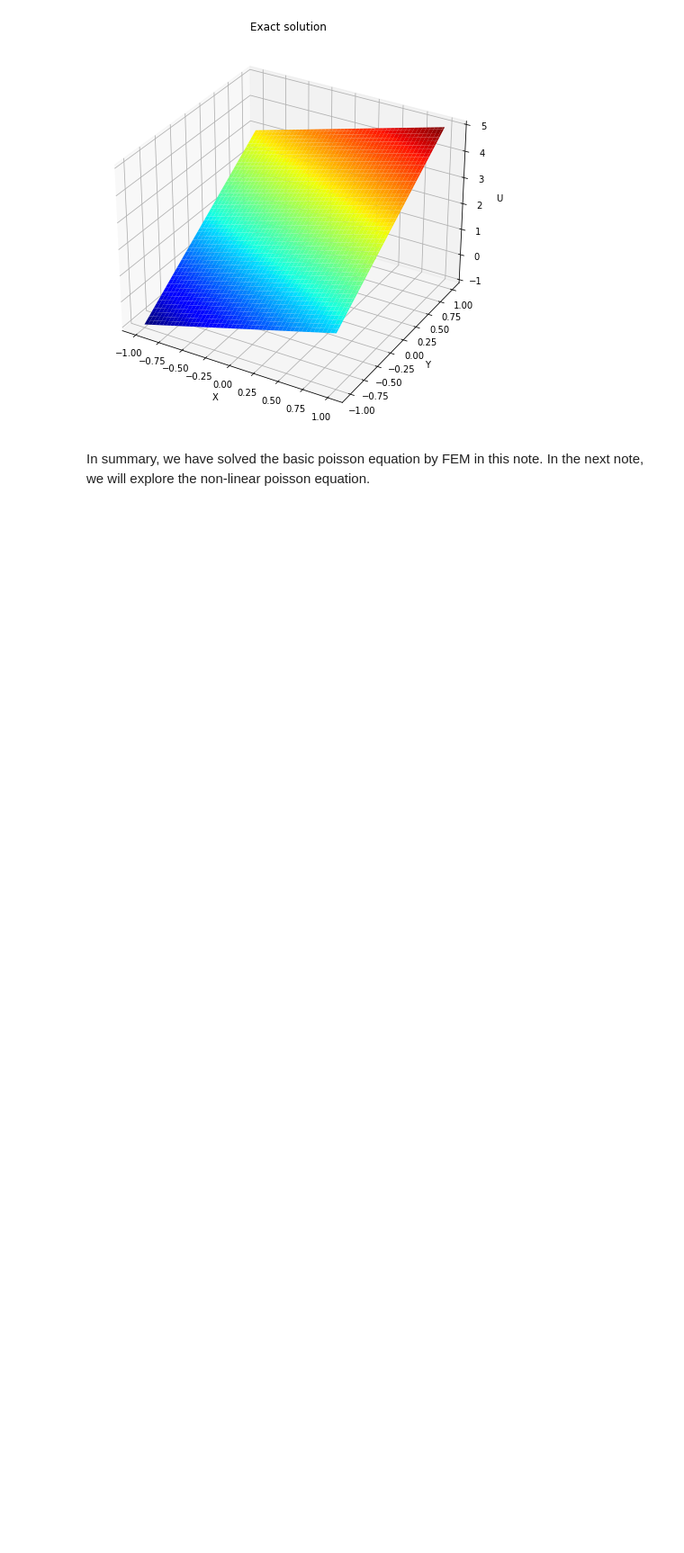
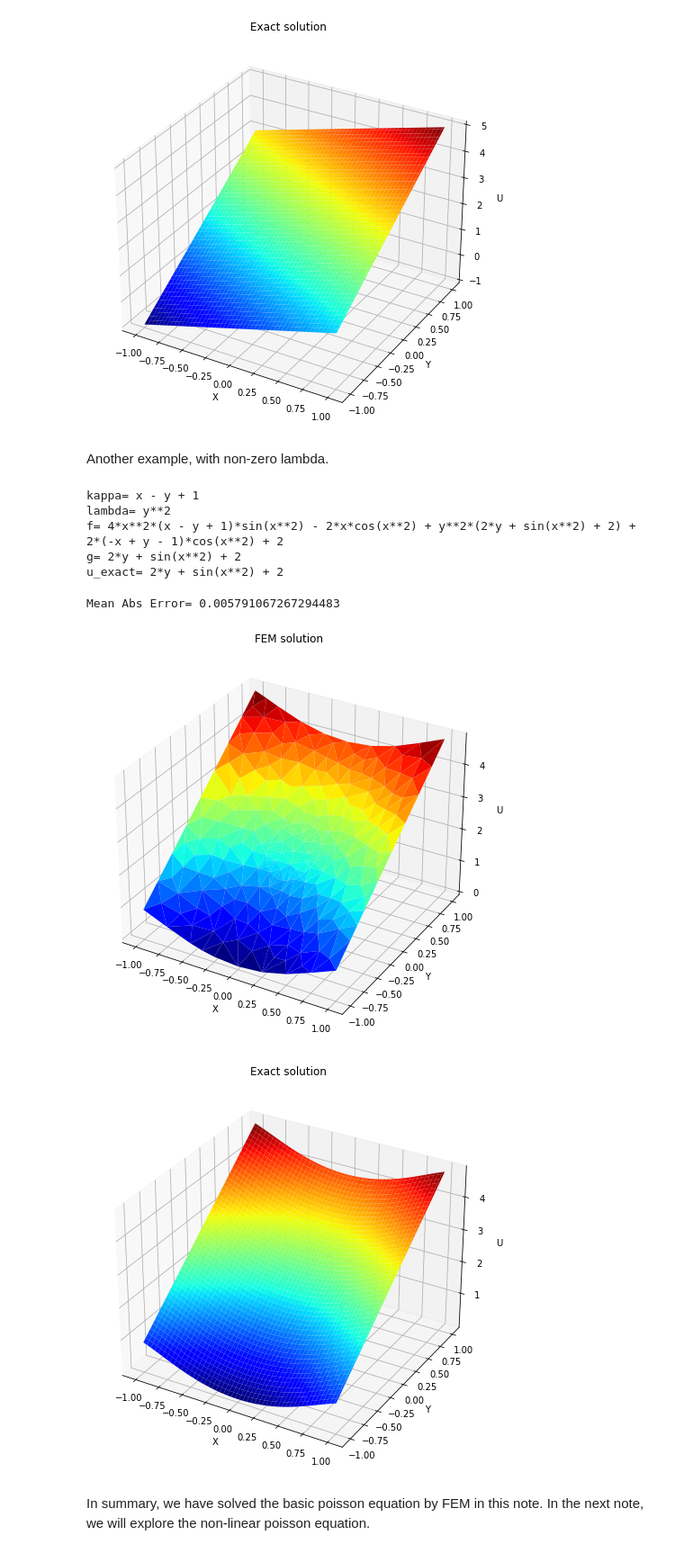
Before and after one commit to FengMingquan-sjtu/NumPDE-Codes, a Jupyter notebook: NumPDE-4/Developing FEM in 2D-Commented.ipynb, the cells around one changed output. Shown at 90% size. Drawn from its saved outputs; the diff is of its cells as text; code cells hidden in the pictures; blank space fills up the shorter version.

Commit message:
update bilinear solver for uv term

```diff
--- a/NumPDE-4/Developing FEM in 2D-Commented.ipynb
+++ b/NumPDE-4/Developing FEM in 2D-Commented.ipynb
@@ -558,5 +568,39 @@ sol = s.solve(kappa, f, g, u_exact=u_exact)
 Mean Abs Error= 1.7792859199894373e-15
 [figure]
 [figure]
+# %% [markdown]
+Another example, with non-zero lambda.
+# %%
+x, y = sym.symbols('x y')
+u = 2 + sym.sin(x**2) + 2*y
+kappa = 1+ x - y
+lambda_ = y**2
+f = lambda_* u - sym.diff(kappa*sym.diff(u, x), x) - sym.diff(kappa*sym.diff(u, y), y)
+f = sym.simplify(f)
+g = u
+print('kappa=',kappa)
+print('lambda=',lambda_)
+print("f=",f)
+print("g=",g)
+print("u_exact=", u)
+lambda_ = sym.lambdify([(x, y)], lambda_, 'numpy')
+kappa = sym.lambdify([(x, y)], kappa, 'numpy')
+f = sym.lambdify([(x, y)], f, 'numpy')
+g = sym.lambdify([(x, y)], g, 'numpy')
+u_exact = sym.lambdify([(x, y)], u, 'numpy')
+# %% [output]
+kappa= x - y + 1
+lambda= y**2
+f= 4*x**2*(x - y + 1)*sin(x**2) - 2*x*cos(x**2) + y**2*(2*y + sin(x**2) + 2) + 2*(-x + y - 1)*cos(x**2) + 2
+g= 2*y + sin(x**2) + 2
+u_exact= 2*y + sin(x**2) + 2
+# %%
+s = FEMSolverV1()
+s.setDomain([(-1, -1), (1, -1), (1, 1), (-1, 1)], [(-1, -1), (1, -1), (1, 1), (-1, 1)])
+sol = s.solve(kappa, f, g, lambda_=lambda_, u_exact=u_exact)
+# %% [output]
+Mean Abs Error= 0.005791067267294483
+[figure, added]
+[figure, added]
 # %% [markdown]
 In summary, we have solved the basic poisson equation by FEM in this note. In the next note, we will explore the non-linear poisson equation.
```
Also changed, not shown: parts of 1 cell of this notebook, 2 other files.
